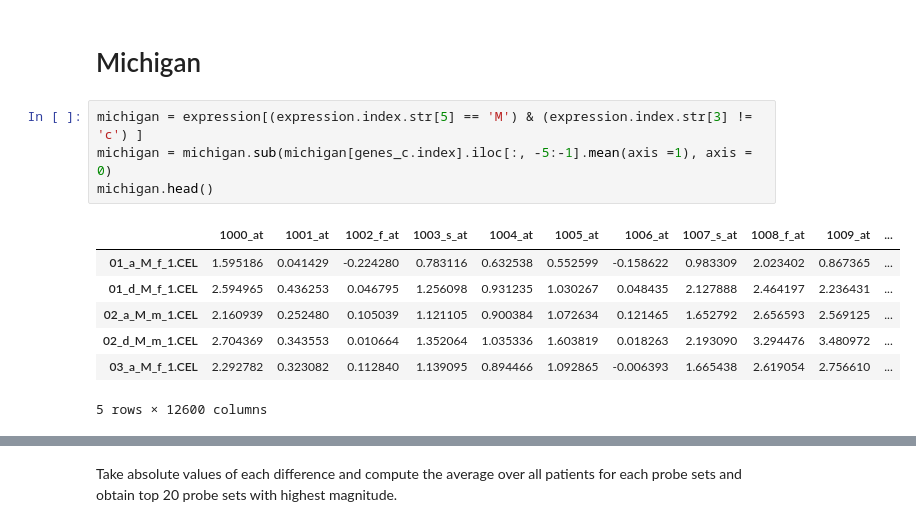
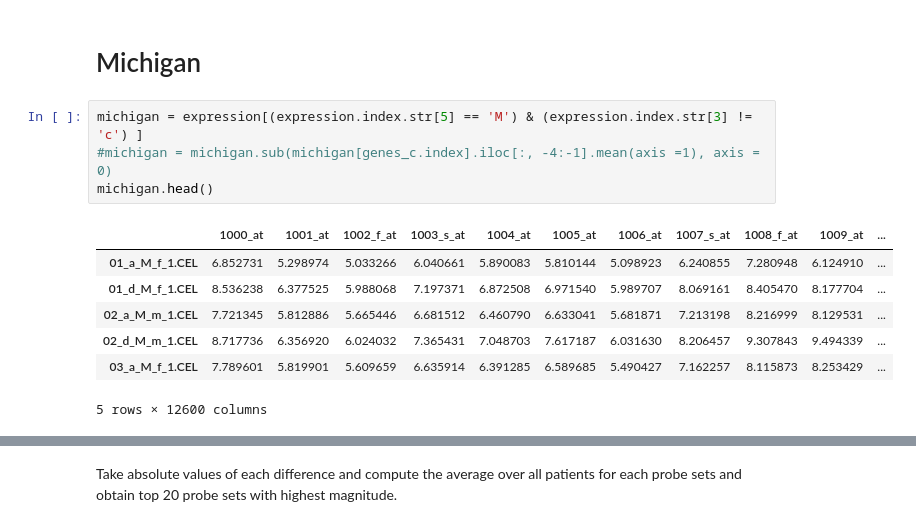
Before and after one commit to unique-subedi/604-gene-expression, a Jupyter notebook: Unique_gene_expression_master.ipynb, the cells around one changed output, grey strips where cells are left out. Cells and saved outputs as stored; diff of their text form.

```diff
--- a/Unique_gene_expression_master.ipynb
+++ b/Unique_gene_expression_master.ipynb
@@ -63,13 +64,13 @@ samples.iloc[:20,:]
 # Michigan
 # %%
 michigan = expression[(expression.index.str[5] == 'M') & (expression.index.str[3] != 'c') ]
-michigan = michigan.sub(michigan[genes_c.index].iloc[:, -5:-1].mean(axis =1), axis = 0)
+#michigan = michigan.sub(michigan[genes_c.index].iloc[:, -4:-1].mean(axis =1), axis = 0)
 michigan.head()
 # %% [output]
 |  | 1000_at | 1001_at | 1002_f_at | 1003_s_at | 1004_at | 1005_at | 1006_at | 1007_s_at | 1008_f_at | 1009_at | ... |
-| 01_a_M_f_1.CEL | 1.595186 | 0.041429 | -0.224280 | 0.783116 | 0.632538 | 0.552599 | -0.158622 | 0.983309 | 2.023402 | 0.867365 | ... |
-| 01_d_M_f_1.CEL | 2.594965 | 0.436253 | 0.046795 | 1.256098 | 0.931235 | 1.030267 | 0.048435 | 2.127888 | 2.464197 | 2.236431 | ... |
-| 02_a_M_m_1.CEL | 2.160939 | 0.252480 | 0.105039 | 1.121105 | 0.900384 | 1.072634 | 0.121465 | 1.652792 | 2.656593 | 2.569125 | ... |
-| 02_d_M_m_1.CEL | 2.704369 | 0.343553 | 0.010664 | 1.352064 | 1.035336 | 1.603819 | 0.018263 | 2.193090 | 3.294476 | 3.480972 | ... |
-| 03_a_M_f_1.CEL | 2.292782 | 0.323082 | 0.112840 | 1.139095 | 0.894466 | 1.092865 | -0.006393 | 1.665438 | 2.619054 | 2.756610 | ... |
+| 01_a_M_f_1.CEL | 6.852731 | 5.298974 | 5.033266 | 6.040661 | 5.890083 | 5.810144 | 5.098923 | 6.240855 | 7.280948 | 6.124910 | ... |
+| 01_d_M_f_1.CEL | 8.536238 | 6.377525 | 5.988068 | 7.197371 | 6.872508 | 6.971540 | 5.989707 | 8.069161 | 8.405470 | 8.177704 | ... |
+| 02_a_M_m_1.CEL | 7.721345 | 5.812886 | 5.665446 | 6.681512 | 6.460790 | 6.633041 | 5.681871 | 7.213198 | 8.216999 | 8.129531 | ... |
+| 02_d_M_m_1.CEL | 8.717736 | 6.356920 | 6.024032 | 7.365431 | 7.048703 | 7.617187 | 6.031630 | 8.206457 | 9.307843 | 9.494339 | ... |
+| 03_a_M_f_1.CEL | 7.789601 | 5.819901 | 5.609659 | 6.635914 | 6.391285 | 6.589685 | 5.490427 | 7.162257 | 8.115873 | 8.253429 | ... |
 5 rows × 12600 columns
```
Also changed, not shown: parts of 14 cells of this notebook.
